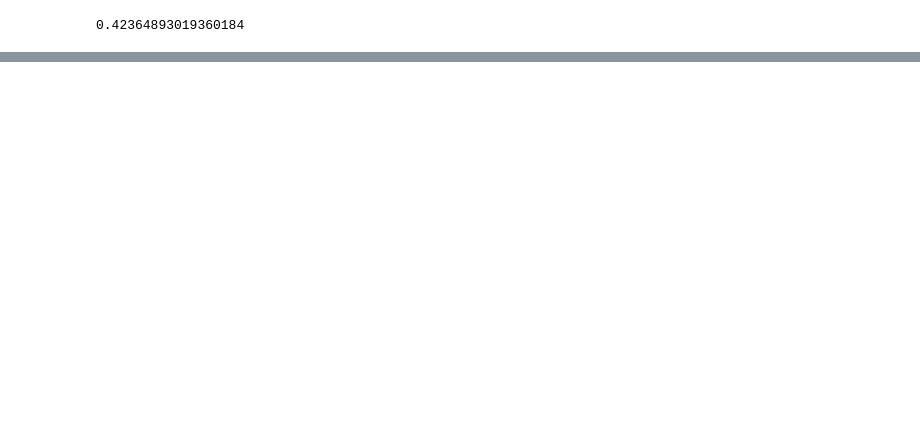
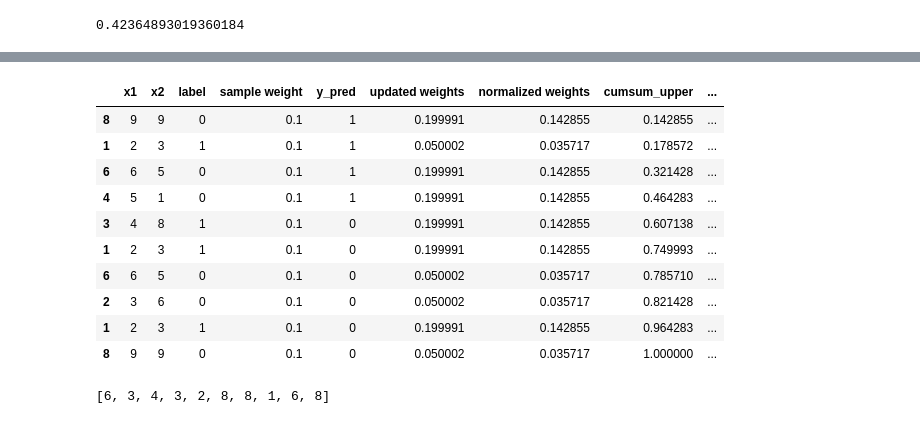
Before and after one commit to Basit715/Boosting, a Jupyter notebook: ada_boosting.ipynb, the cells around one changed output, grey strips where cells are left out. Cells and saved outputs as stored; diff of their text form; code cells hidden in the pictures; blank space fills up the shorter version.

```diff
--- a/ada_boosting.ipynb
+++ b/ada_boosting.ipynb
@@ -195,0 +239,2 @@ df1
+# %%
+df1['updated weights'] = df1.apply(update_row_weights,axis=1)
@@ -195,0 +255,4 @@ df1
+# %%
+sum_of_updated_weights2 = df1['updated weights'].sum()
+# %%
+df1['normalized weights'] = df1['updated weights']/sum_of_updated_weights2
@@ -195,0 +273,28 @@ df1
+# %%
+df1['cumsum_upper'] = np.cumsum(df1['normalized weights'])
+df1['cumsum_lower'] = df1['cumsum_upper'] - df1['normalized weights']
+# %%
+df1
+# %% [output]
+|  | x1 | x2 | label | sample weight | y_pred | updated weights | normalized weights | cumsum_upper | ... |
+| 8 | 9 | 9 | 0 | 0.1 | 1 | 0.199991 | 0.142855 | 0.142855 | ... |
+| 1 | 2 | 3 | 1 | 0.1 | 1 | 0.050002 | 0.035717 | 0.178572 | ... |
+| 6 | 6 | 5 | 0 | 0.1 | 1 | 0.199991 | 0.142855 | 0.321428 | ... |
+| 4 | 5 | 1 | 0 | 0.1 | 1 | 0.199991 | 0.142855 | 0.464283 | ... |
+| 3 | 4 | 8 | 1 | 0.1 | 0 | 0.199991 | 0.142855 | 0.607138 | ... |
+| 1 | 2 | 3 | 1 | 0.1 | 0 | 0.199991 | 0.142855 | 0.749993 | ... |
+| 6 | 6 | 5 | 0 | 0.1 | 0 | 0.050002 | 0.035717 | 0.785710 | ... |
+| 2 | 3 | 6 | 0 | 0.1 | 0 | 0.050002 | 0.035717 | 0.821428 | ... |
+| 1 | 2 | 3 | 1 | 0.1 | 0 | 0.199991 | 0.142855 | 0.964283 | ... |
+| 8 | 9 | 9 | 0 | 0.1 | 0 | 0.050002 | 0.035717 | 1.000000 | ... |
+# %%
+indexes1 = []
+for i in range(df1.shape[0]):
+     a = np.random.random()
+     for index,row in df1.iterrows():
+          if row['cumsum_upper'] > a and a > row['cumsum_lower']:
+               indexes1.append(index)
+
+print(indexes1)
+# %% [output]
+[6, 3, 4, 3, 2, 8, 8, 1, 6, 8]
```
Also changed, not shown: parts of 28 cells of this notebook.
